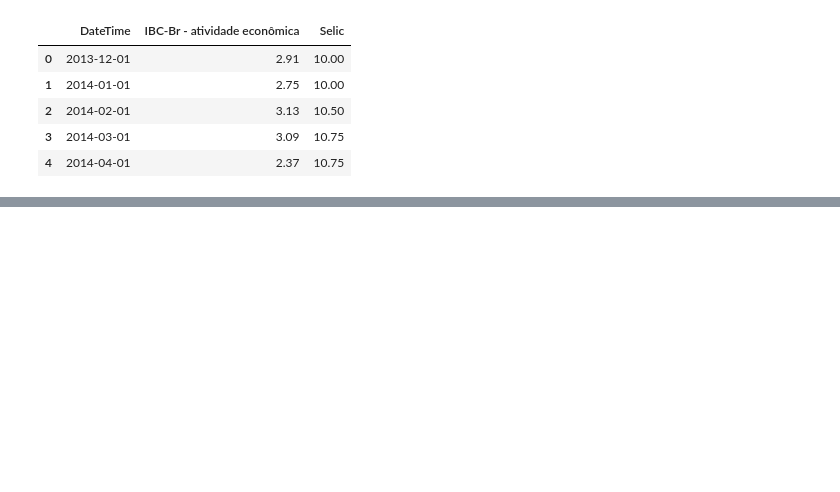
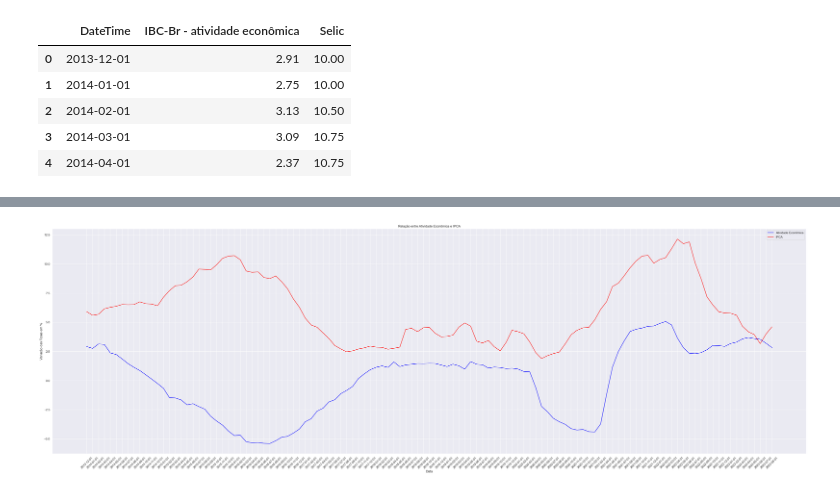
Before and after one commit to Macedo3/Analise-Curva-de-Laffer, a Jupyter notebook: Analise Taxa Selic/selic_atividade_economica.ipynb, the cells around one changed output, grey strips where cells are left out. Saved outputs shown, nothing was run; the diff lists cells and outputs as text; code cells hidden in the pictures; blank space fills up the shorter version.

```diff
--- a/Analise Taxa Selic/selic_atividade_economica.ipynb
+++ b/Analise Taxa Selic/selic_atividade_economica.ipynb
@@ -135,0 +265,26 @@ plt.show()
+# %%
+# Define o estilo do gráfico
+sns.set(style="darkgrid")
+
+# Cria o gráfico de linha
+plt.figure(figsize=(50, 15))
+
+# Plotar a Atividade Econômica
+sns.lineplot(x=tabelas_selic_atividade_economica_ipca_unidas['DateTime'], y=tabelas_selic_atividade_economica_ipca_unidas['IBC-Br - atividade econômica'], label='Atividade Econômica', color='blue')
+
+# Plotar a Taxa Selic
+sns.lineplot(x=tabelas_selic_atividade_economica_ipca_unidas['DateTime'], y=tabelas_selic_atividade_economica_ipca_unidas['IPCA ocorrido'], label='IPCA', color='red')
+plt.xticks(rotation=45)
+
+# Adiciona título e rótulos dos eixos
+plt.title('Relação entre Atividade Econômica e IPCA')
+plt.xlabel('Data')
+plt.ylabel('Variação das Taxas em %')
+
+# Adiciona legenda
+plt.legend()
+
+# Exibe o gráfico
+plt.show()
+# %% [output]
+[figure, added]
```
Also changed, not shown: parts of 20 cells of this notebook, 1 other file.
